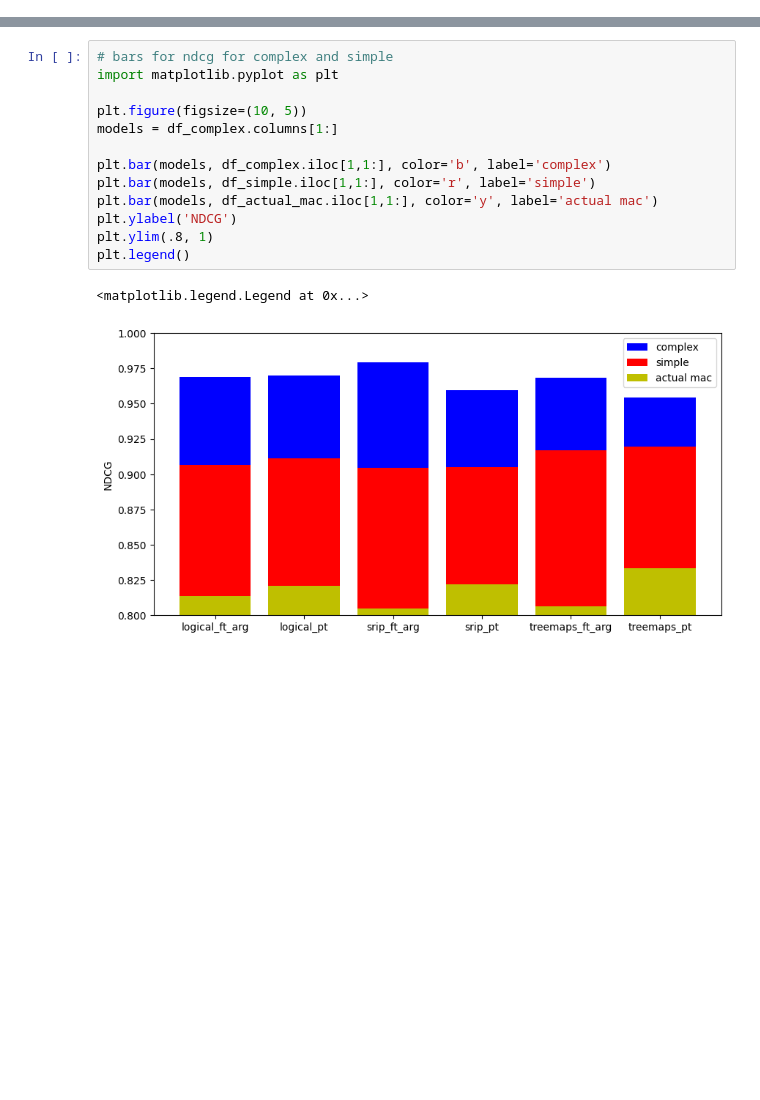
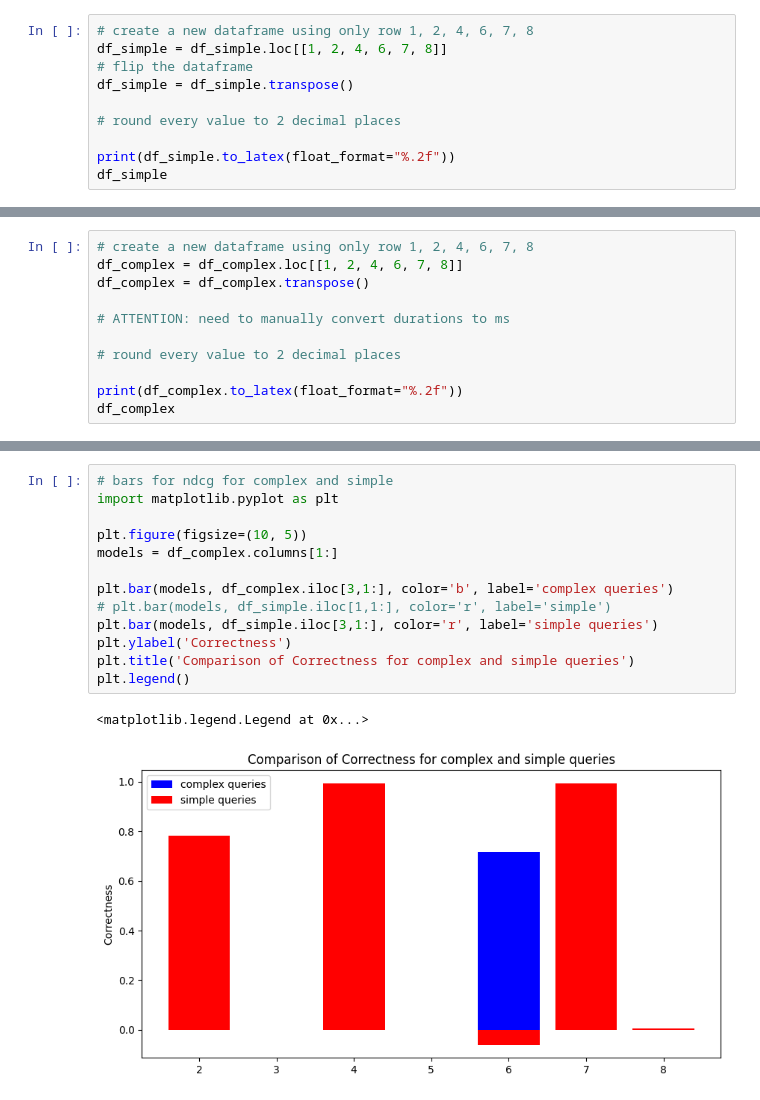
Before and after one commit to recap-utr/vision-retrieval, a Jupyter notebook: evaluate_cbr/new_eval/plot.ipynb, the cells around one changed output, grey strips where cells are left out. Drawn from its saved outputs; the diff is of its cells as text; blank space fills up the shorter version.

```diff
--- a/evaluate_cbr/new_eval/plot.ipynb
+++ b/evaluate_cbr/new_eval/plot.ipynb
@@ -41,0 +40,10 @@ Name: 1, dtype: object
+# %%
+# create a new dataframe using only row 1, 2, 4, 6, 7, 8
+df_simple = df_simple.loc[[1, 2, 4, 6, 7, 8]]
+# flip the dataframe
+df_simple = df_simple.transpose()
+
+# round every value to 2 decimal places
+
+print(df_simple.to_latex(float_format="%.2f"))
+df_simple
@@ -41,0 +72,11 @@ Name: 1, dtype: object
+# %%
+# create a new dataframe using only row 1, 2, 4, 6, 7, 8
+df_complex = df_complex.loc[[1, 2, 4, 6, 7, 8]]
+df_complex = df_complex.transpose()
+
+# ATTENTION: need to manually convert durations to ms
+
+# round every value to 2 decimal places
+
+print(df_complex.to_latex(float_format="%.2f"))
+df_complex
@@ -42,19 +126,19 @@ Name: 1, dtype: object
 # %%
 # bars for ndcg for complex and simple
 import matplotlib.pyplot as plt
 
 plt.figure(figsize=(10, 5))
 models = df_complex.columns[1:]
 
-plt.bar(models, df_complex.iloc[1,1:], color='b', label='complex')
-plt.bar(models, df_simple.iloc[1,1:], color='r', label='simple')
-plt.bar(models, df_actual_mac.iloc[1,1:], color='y', label='actual mac')
-plt.ylabel('NDCG')
-plt.ylim(.8, 1)
+plt.bar(models, df_complex.iloc[3,1:], color='b', label='complex queries')
+# plt.bar(models, df_simple.iloc[1,1:], color='r', label='simple')
+plt.bar(models, df_simple.iloc[3,1:], color='r', label='simple queries')
+plt.ylabel('Correctness')
+plt.title('Comparison of Correctness for complex and simple queries')
 plt.legend()
 # %% [output]
 <matplotlib.legend.Legend at 0x...>
-[figure, old version]
+[figure, new version]
 # %%
 # bars for ndcg for complex and simple
 import matplotlib.pyplot as plt
```
Also changed, not shown: parts of 8 cells of this notebook, 1 other file.
